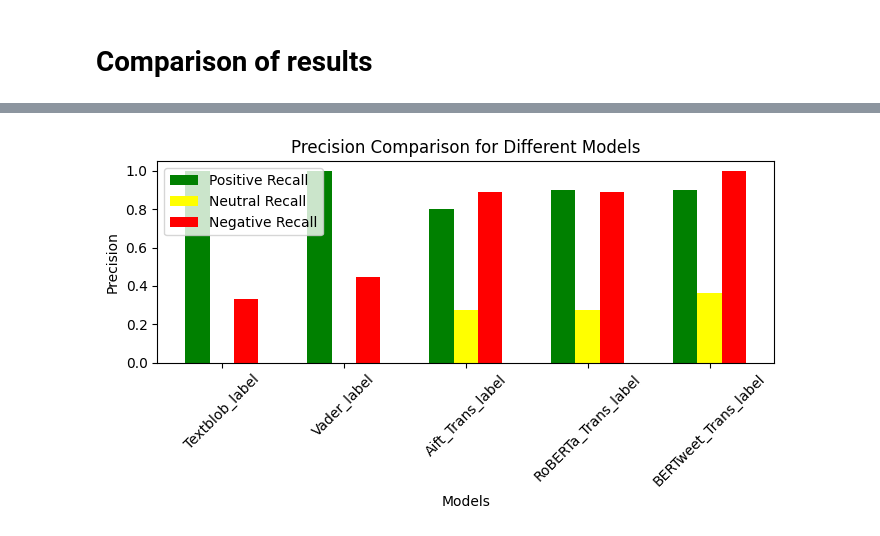
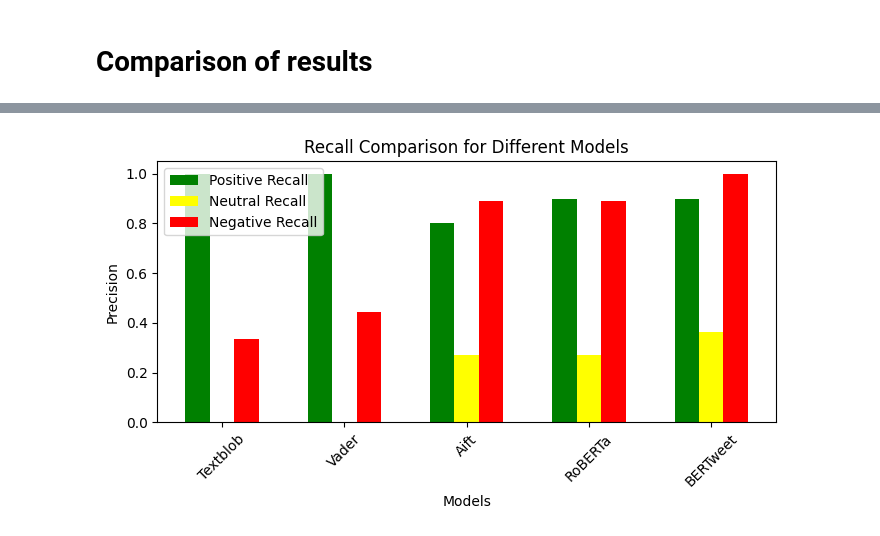
Before and after one commit to AY2324S2-DSA3101-WaddleWaffles/Banking-Sentiment-Analysis, a Jupyter notebook: server/evaluations/sentiment_analysis/sentiment_analysis.ipynb, the cells around one changed output, grey strips where cells are left out. Saved outputs shown, nothing was run; the diff lists cells and outputs as text; code cells hidden in the pictures.

```diff
--- a/server/evaluations/sentiment_analysis/sentiment_analysis.ipynb
+++ b/server/evaluations/sentiment_analysis/sentiment_analysis.ipynb
@@ -75,7 +75,7 @@ def getVaderLabel(text):
 # %%
 for index, row in testing_data.iterrows():
     label = getVaderLabel(row['Review'])
-    testing_data.at[index,'Vader_label'] = label
+    testing_data.at[index,'Vader'] = label
 # %%
 testing_data.head()
 # %% [output]
@@ -117,4 +117,4 @@ def getAiftTransLabel(text):
 # %%
 for index, row in testing_data.iterrows():
     label = getAiftTransLabel(row['Review'])
-    testing_data.at[index,'Aift_Trans_label'] = label
+    testing_data.at[index,'Aift'] = label
@@ -147,7 +149,7 @@ def getRoBERTaTransLabel(text):
 # %%
 for index, row in testing_data.iterrows():
     label = getRoBERTaTransLabel(row['Review'])
-    testing_data.at[index,'RoBERTa_Trans_label'] = label
+    testing_data.at[index,'RoBERTa'] = label
 # %%
 testing_data.head()
 # %% [output]
@@ -173,7 +175,7 @@ def getBERTweetTransLabel(text):
 # %%
 for index, row in testing_data.iterrows():
     label = getBERTweetTransLabel(row['Review'])
-    testing_data.at[index,'BERTweet_Trans_label'] = label
+    testing_data.at[index,'BERTweet'] = label
 # %%
 testing_data.head()
 # %% [output]
@@ -259,17 +261,17 @@ plt.show()
 # %%
 # Plotting Recall
 plt.figure(figsize=(7, 4))
 bar_width = 0.2
 index = range(len(models))
 plt.bar(index, recall_positive, width=bar_width, color='green', label='Positive Recall')
 plt.bar([i + bar_width for i in index], recall_neutral, width=bar_width, color='yellow', label='Neutral Recall')
 plt.bar([i + 2*bar_width for i in index], recall_negative, width=bar_width, color='red', label='Negative Recall')
-plt.title('Precision Comparison for Different Models')
+plt.title('Recall Comparison for Different Models')
 plt.xlabel('Models')
 plt.ylabel('Precision')
 plt.xticks([i + bar_width for i in index], models, rotation=45)
 plt.legend()
 plt.tight_layout()
 plt.show()
 # %% [output]
-[figure, old version]
+[figure, new version]
```
Also changed, not shown: parts of 11 cells of this notebook.
